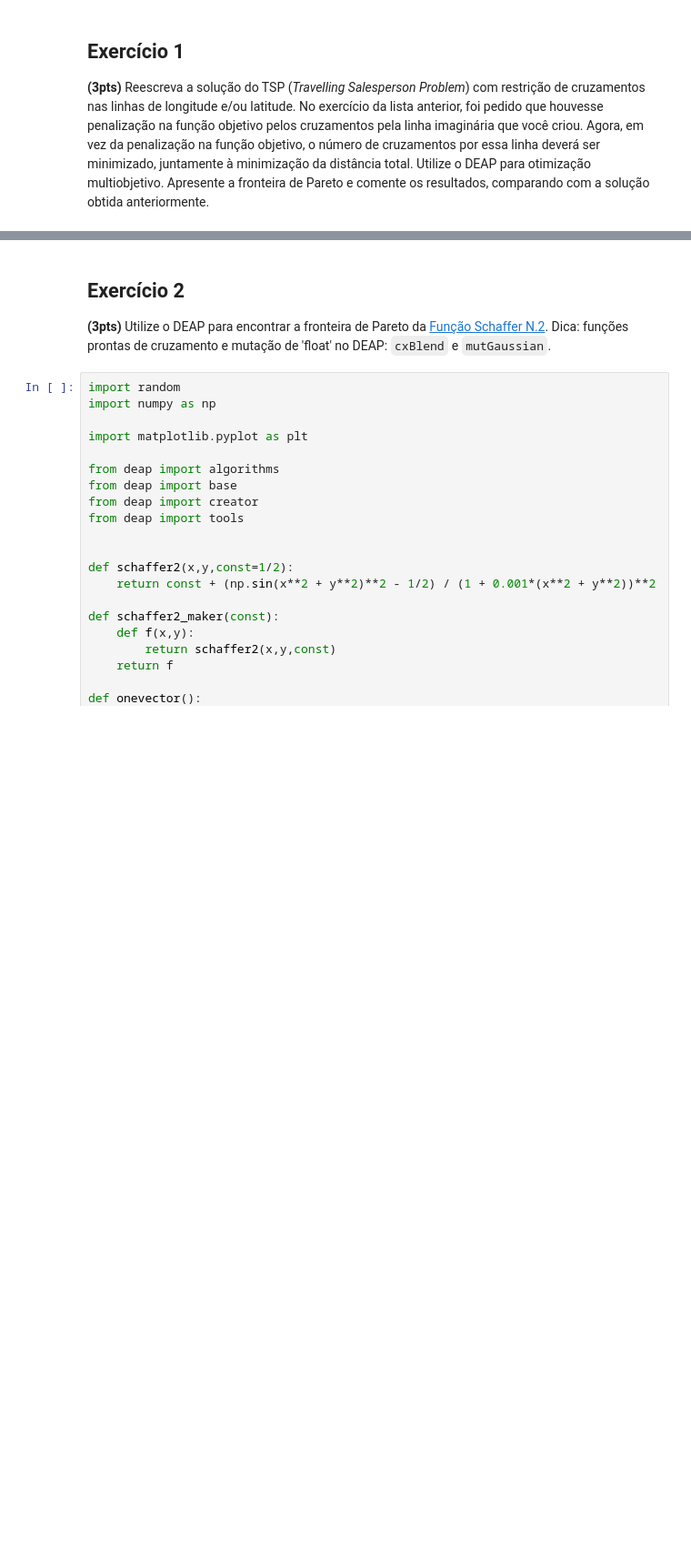
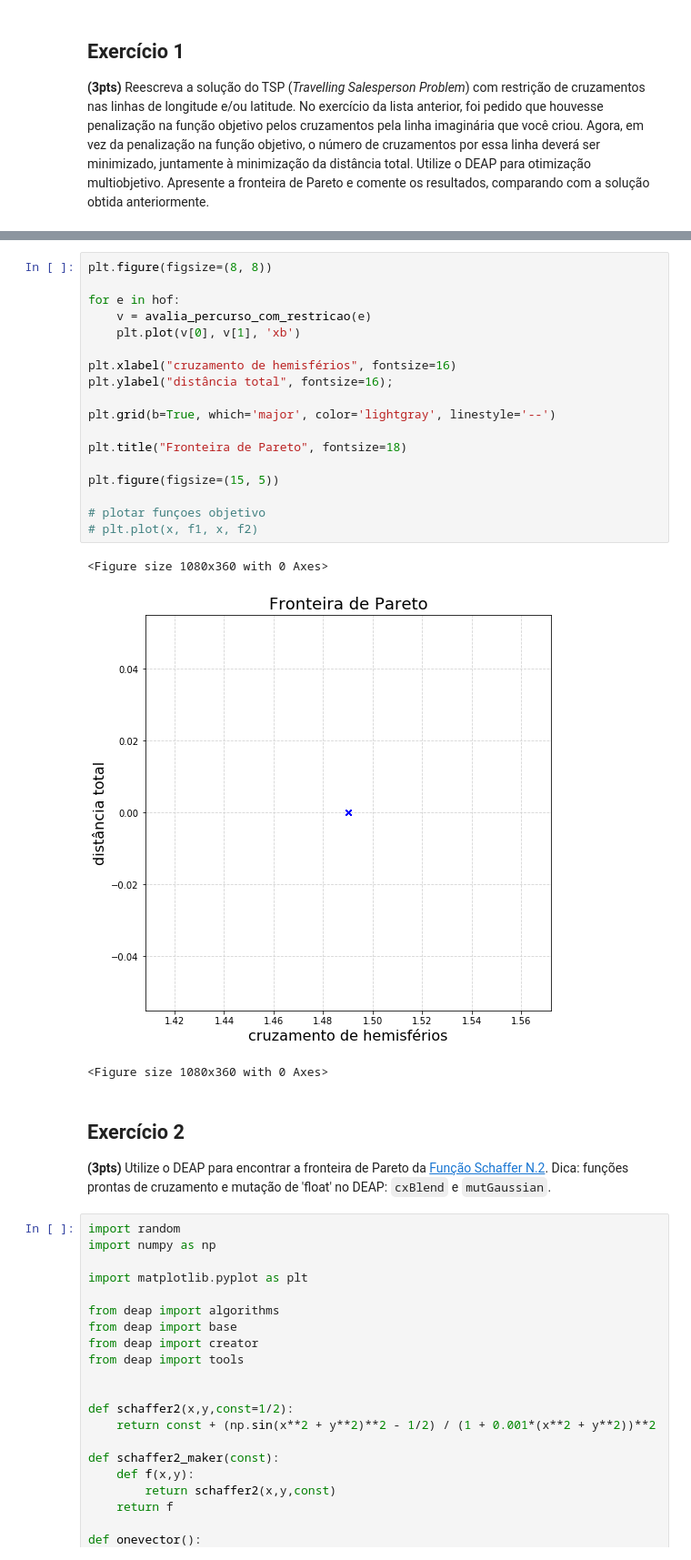
Before and after one commit to dcuoliveira/fgv-computational-intelligence, a Jupyter notebook: EX4_ParetoFrontierOptSymbolicRegression.ipynb, the cells around one changed output, grey strips where cells are left out. Shown at 91% size. Drawn from its saved outputs; the diff is of its cells as text; blank space fills up the shorter version.

```diff
--- a/EX4_ParetoFrontierOptSymbolicRegression.ipynb
+++ b/EX4_ParetoFrontierOptSymbolicRegression.ipynb
@@ -31,3 +226,25 @@ Aula 5 - Programação Genética
+# %%
+plt.figure(figsize=(8, 8))
+
+for e in hof:
+    v = avalia_percurso_com_restricao(e)
+    plt.plot(v[0], v[1], 'xb')
+
+plt.xlabel("cruzamento de hemisférios", fontsize=16)
+plt.ylabel("distância total", fontsize=16);
+
+plt.grid(b=True, which='major', color='lightgray', linestyle='--')
+
+plt.title("Fronteira de Pareto", fontsize=18)
+
+plt.figure(figsize=(15, 5))
+
+# plotar funçoes objetivo
+# plt.plot(x, f1, x, f2)
+# %% [output]
+<Figure size 1080x360 with 0 Axes>
+[figure, added]
+<Figure size 1080x360 with 0 Axes>
 # %% [markdown]
 ## Exercício 2
 
```
Also changed, not shown: parts of 2 cells of this notebook, 1 other file.
